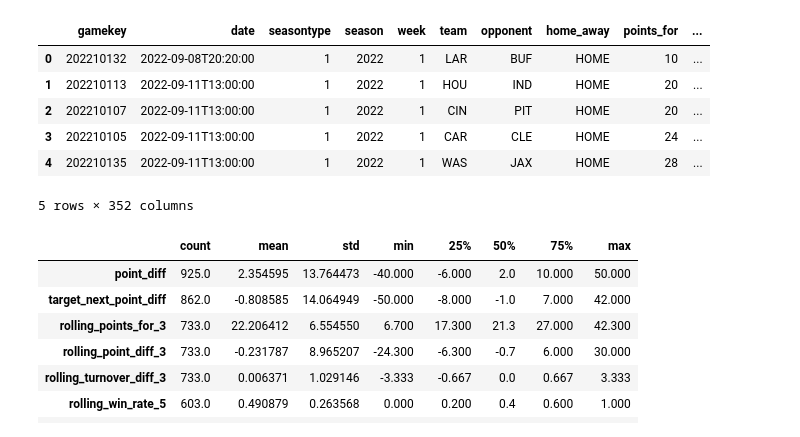
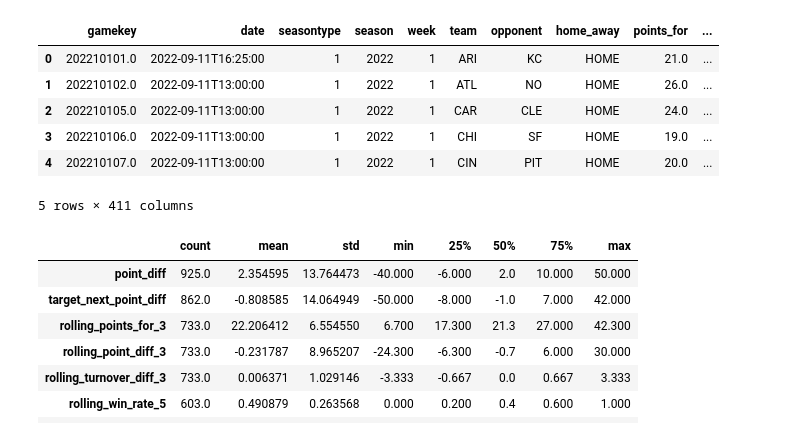
Before and after one commit to ryansteele9/NFL_Predict_Repo_INST414, a Jupyter notebook: notebooks/univariate_analysis.ipynb, the cells around one changed output. Cells and saved outputs as stored; diff of their text form; code cells hidden in the pictures.

```diff
--- a/notebooks/univariate_analysis.ipynb
+++ b/notebooks/univariate_analysis.ipynb
@@ -1,19 +1,19 @@
 # %%
 import pandas as pd
 import matplotlib.pyplot as plt
 import seaborn as sns
 
-df = pd.read_csv("/Users/ryansteele/my_repo2/my_project3/data/matchups/matchups_all_seasons.csv")
+df = pd.read_csv("/Users/ryansteele/my_repo2/data/processed/matchups/matchups_all_seasons.csv")
 
 df.head()
 # %% [output]
 |  | gamekey | date | seasontype | season | week | team | opponent | home_away | points_for | ... |
-| 0 | 202210132 | 2022-09-08T20:20:00 | 1 | 2022 | 1 | LAR | BUF | HOME | 10 | ... |
-| 1 | 202210113 | 2022-09-11T13:00:00 | 1 | 2022 | 1 | HOU | IND | HOME | 20 | ... |
-| 2 | 202210107 | 2022-09-11T13:00:00 | 1 | 2022 | 1 | CIN | PIT | HOME | 20 | ... |
-| 3 | 202210105 | 2022-09-11T13:00:00 | 1 | 2022 | 1 | CAR | CLE | HOME | 24 | ... |
-| 4 | 202210135 | 2022-09-11T13:00:00 | 1 | 2022 | 1 | WAS | JAX | HOME | 28 | ... |
+| 0 | 202210101.0 | 2022-09-11T16:25:00 | 1 | 2022 | 1 | ARI | KC | HOME | 21.0 | ... |
+| 1 | 202210102.0 | 2022-09-11T13:00:00 | 1 | 2022 | 1 | ATL | NO | HOME | 26.0 | ... |
+| 2 | 202210105.0 | 2022-09-11T13:00:00 | 1 | 2022 | 1 | CAR | CLE | HOME | 24.0 | ... |
+| 3 | 202210106.0 | 2022-09-11T13:00:00 | 1 | 2022 | 1 | CHI | SF | HOME | 19.0 | ... |
+| 4 | 202210107.0 | 2022-09-11T13:00:00 | 1 | 2022 | 1 | CIN | PIT | HOME | 20.0 | ... |
-5 rows × 352 columns
+5 rows × 411 columns
 # %%
 important_features = [
     'point_diff', 'target_next_point_diff', 'rolling_points_for_3',
```
Also changed, not shown: parts of 1 cell of this notebook, 18 other files.
